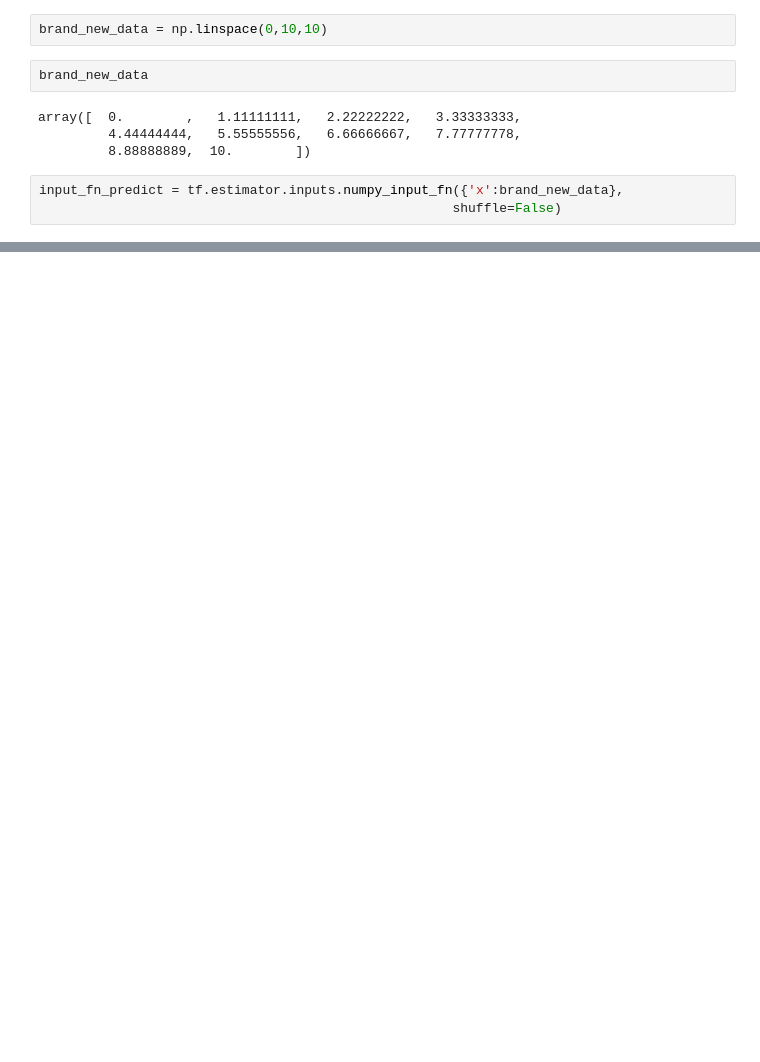
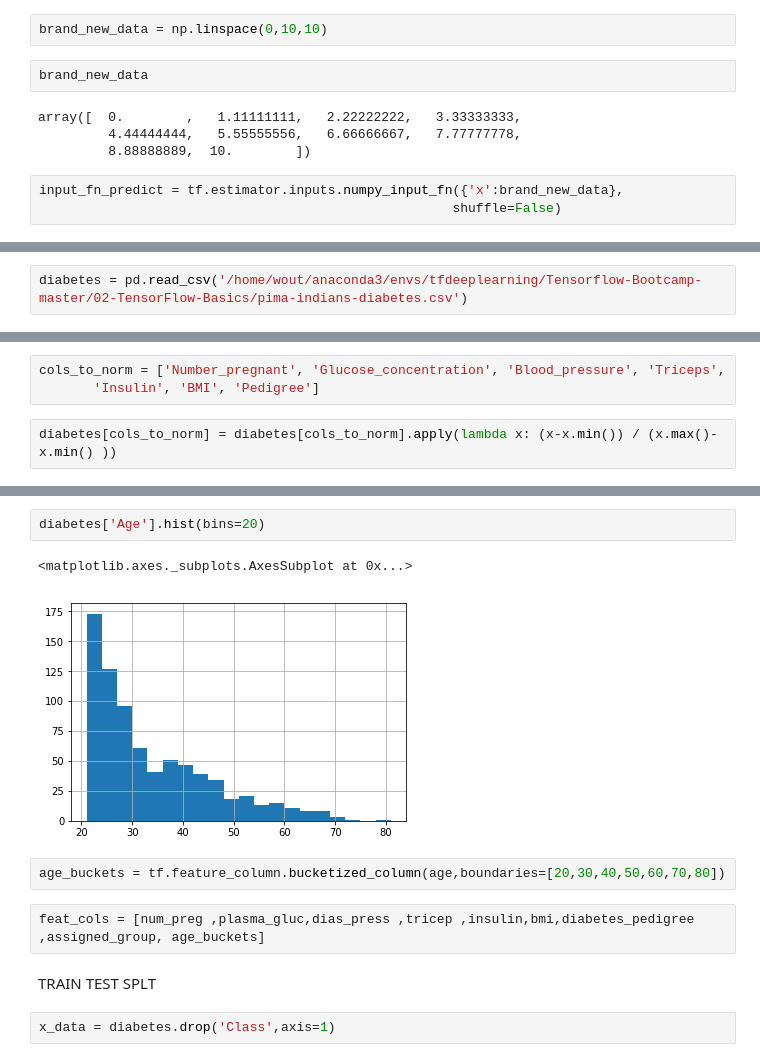
Before and after one commit to WoutAarts/udemy_tensor_flow, a Jupyter notebook: envs/tfdeeplearning/Tensorflow-Bootcamp-master/first nn and tensorflow.ipynb, the cells around one changed output, grey strips where cells are left out. Cells and saved outputs as stored; diff of their text form; blank space fills up the shorter version.

Commit message:
first classifier on diabetes data

```diff
--- a/envs/tfdeeplearning/Tensorflow-Bootcamp-master/first nn and tensorflow.ipynb
+++ b/envs/tfdeeplearning/Tensorflow-Bootcamp-master/first nn and tensorflow.ipynb
@@ -644,0 +647,2 @@ plt.plot(brand_new_data, predictions, 'r*')
+# %%
+diabetes = pd.read_csv('/home/wout/anaconda3/envs/tfdeeplearning/Tensorflow-Bootcamp-master/02-TensorFlow-Basics/pima-indians-diabetes.csv')
@@ -644,0 +664,5 @@ plt.plot(brand_new_data, predictions, 'r*')
+# %%
+cols_to_norm = ['Number_pregnant', 'Glucose_concentration', 'Blood_pressure', 'Triceps',
+       'Insulin', 'BMI', 'Pedigree']
+# %%
+diabetes[cols_to_norm] = diabetes[cols_to_norm].apply(lambda x: (x-x.min()) / (x.max()-x.min() ))
@@ -644,0 +701,13 @@ plt.plot(brand_new_data, predictions, 'r*')
+# %%
+diabetes['Age'].hist(bins=20)
+# %% [output]
+<matplotlib.axes._subplots.AxesSubplot at 0x...>
+[figure, added]
+# %%
+age_buckets = tf.feature_column.bucketized_column(age,boundaries=[20,30,40,50,60,70,80])
+# %%
+feat_cols = [num_preg ,plasma_gluc,dias_press ,tricep ,insulin,bmi,diabetes_pedigree ,assigned_group, age_buckets]
+# %% [markdown]
+TRAIN TEST SPLT
+# %%
+x_data = diabetes.drop('Class',axis=1)
```
Also changed, not shown: parts of 47 cells of this notebook.
